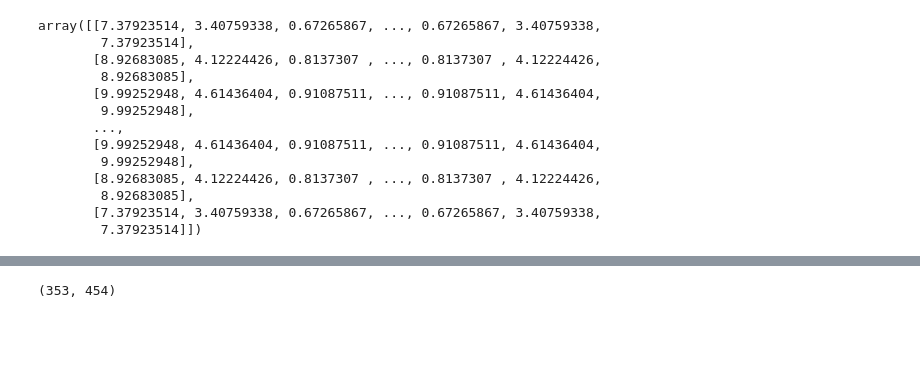
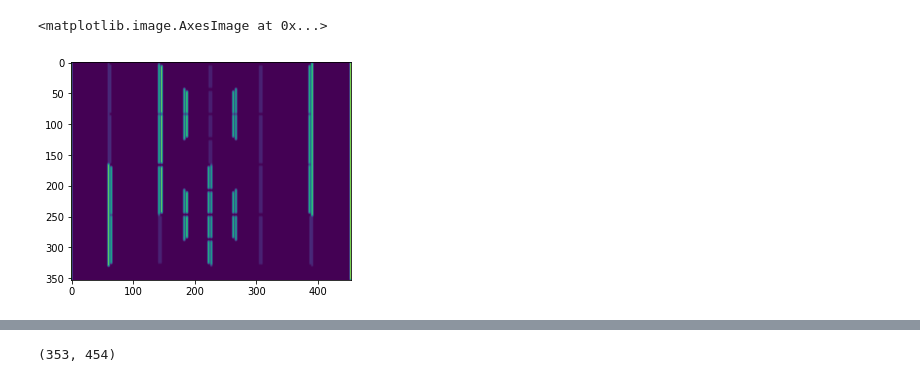
Before and after one commit to WilliamAshbee/computervision, a Jupyter notebook: homework2/HarrisCornerDetection.ipynb, the cells around one changed output, grey strips where cells are left out. Saved outputs shown, nothing was run; the diff lists cells and outputs as text; code cells hidden in the pictures; blank space fills up the shorter version.

```diff
--- a/homework2/HarrisCornerDetection.ipynb
+++ b/homework2/HarrisCornerDetection.ipynb
@@ -30,19 +53,8 @@ from scipy.ndimage import gaussian_filter
 Ixx = gaussian_filter(I_x**2, sigma=1)
 Ixy = gaussian_filter(I_y*I_x, sigma=1)
 Iyy = gaussian_filter(I_y**2, sigma=1)
-# %%
-Ixx
-# %% [output]
-array([[7.37923514, 3.40759338, 0.67265867, ..., 0.67265867, 3.40759338,
-        7.37923514],
-       [8.92683085, 4.12224426, 0.8137307 , ..., 0.8137307 , 4.12224426,
-        8.92683085],
-       [9.99252948, 4.61436404, 0.91087511, ..., 0.91087511, 4.61436404,
-        9.99252948],
-       ...,
-       [9.99252948, 4.61436404, 0.91087511, ..., 0.91087511, 4.61436404,
-        9.99252948],
-       [8.92683085, 4.12224426, 0.8137307 , ..., 0.8137307 , 4.12224426,
-        8.92683085],
-       [7.37923514, 3.40759338, 0.67265867, ..., 0.67265867, 3.40759338,
-        7.37923514]])
+# %%
+plt.imshow(Ixx)
+# %% [output]
+<matplotlib.image.AxesImage at 0x...>
+[figure, added]
```
Also changed, not shown: parts of 11 cells of this notebook.
